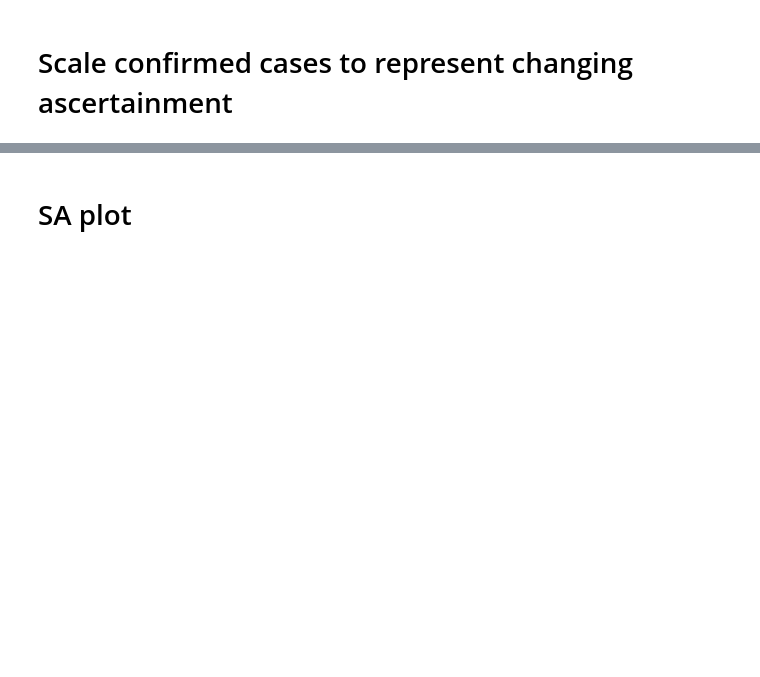
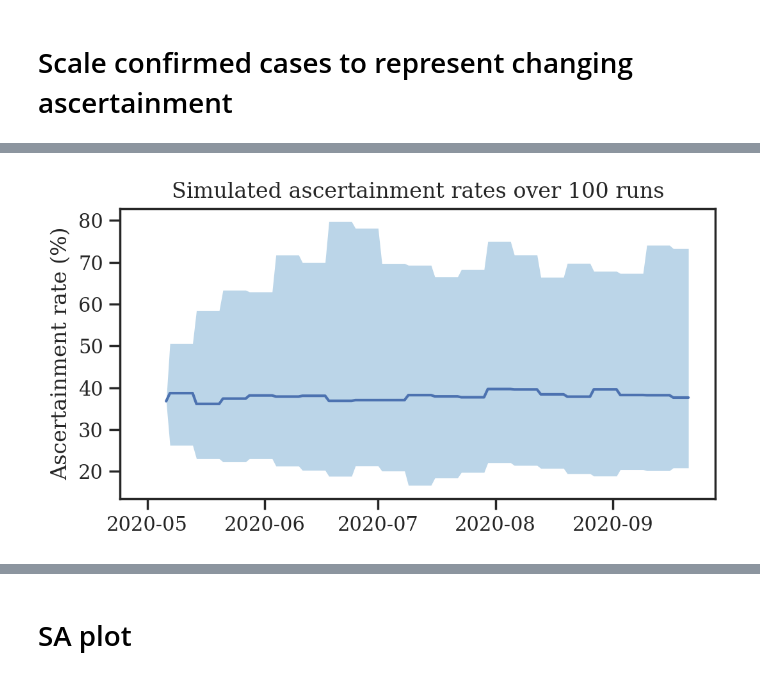
Before and after one commit to g-leech/masks_v_mandates, a Jupyter notebook: notebooks/simulate_changing_ascertainment_rate.ipynb, the cells around one changed output, grey strips where cells are left out. Saved outputs shown, nothing was run; the diff lists cells and outputs as text; code cells hidden in the pictures; blank space fills up the shorter version.

```diff
--- a/notebooks/simulate_changing_ascertainment_rate.ipynb
+++ b/notebooks/simulate_changing_ascertainment_rate.ipynb
@@ -143,3 +190,12 @@ min(ars), max(ars)
+# %%
+plt.figure(figsize=(4 * 1.5, 3), dpi=200)
+plt.plot(Ds[5:], med[5:] * 100)
+plt.fill_between(Ds, lo*100, hi*100, alpha=0.3, color="tab:blue", linewidth=0)
+plt.ylabel("Ascertainment rate (%)")
+plt.title("Simulated ascertainment rates over 100 runs")
+plt.savefig(f"../outputs/ascertainment_ci.pdf", bbox_inches="tight")
+# %% [output]
+[figure, added]
 # %%
 copy = masks_object.df.copy().reset_index()
 masks_object.df = scale_cases(copy, daily_noises) \
```
Also changed, not shown: parts of 11 cells of this notebook, 3 other files.
